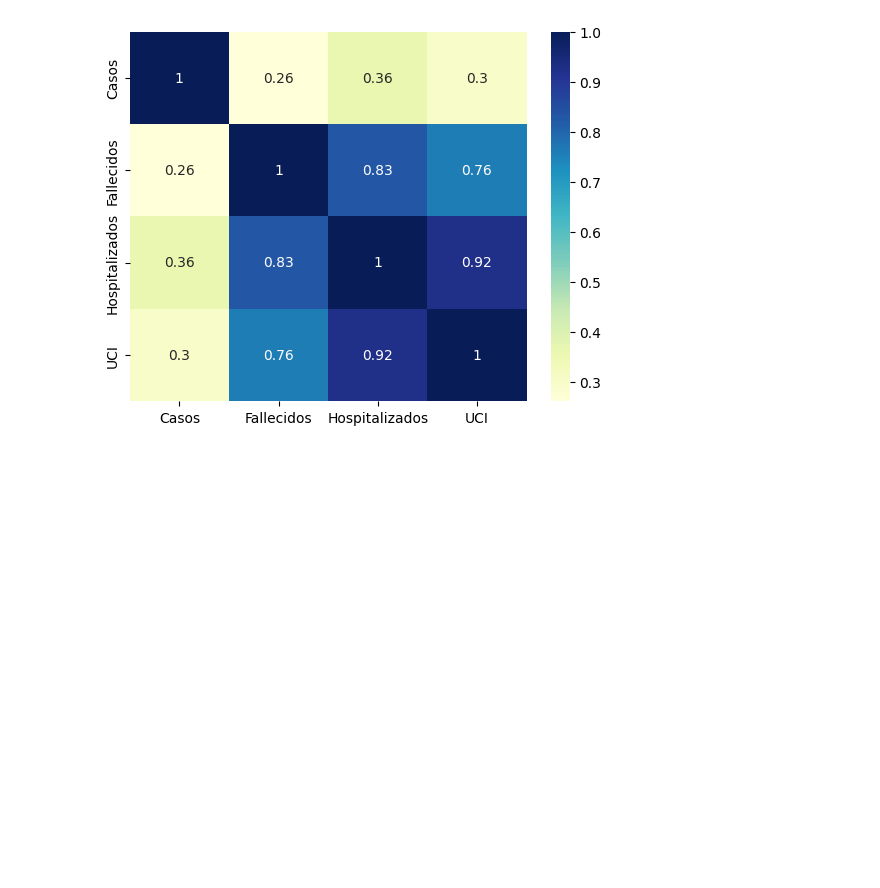
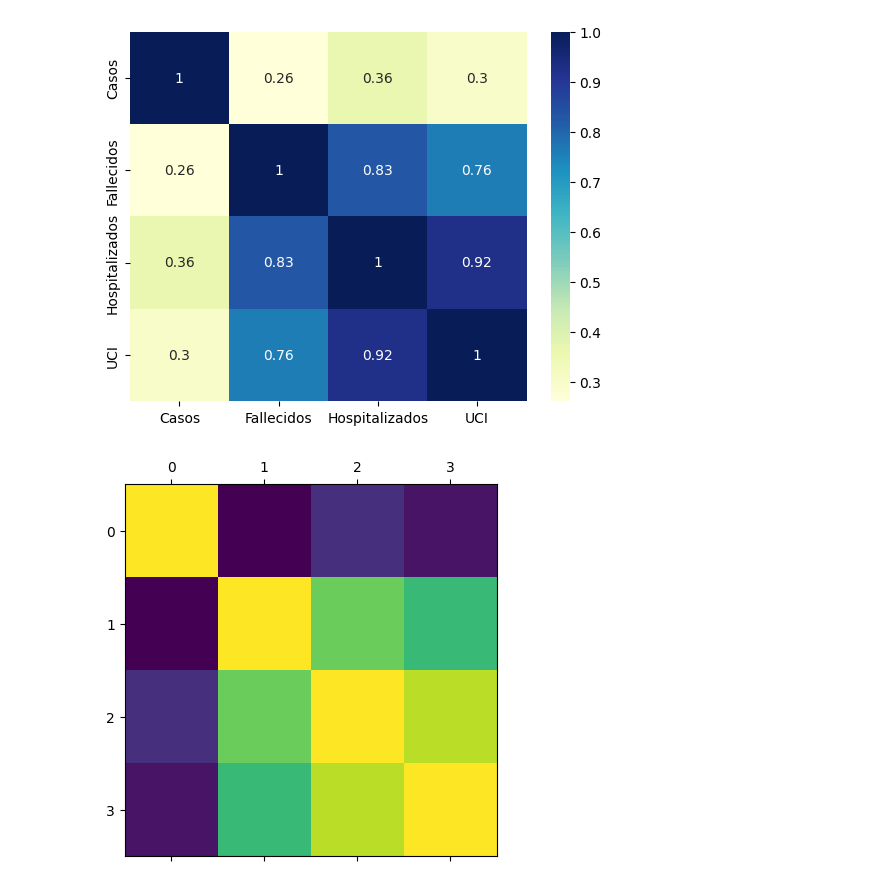
Before and after one commit to martinalegre77/data_analytics, a Jupyter notebook: PreprocesadoInformacion.ipynb, the cells around one changed output. Drawn from its saved outputs; the diff is of its cells as text; code cells hidden in the pictures; blank space fills up the shorter version.

```diff
--- a/PreprocesadoInformacion.ipynb
+++ b/PreprocesadoInformacion.ipynb
@@ -235,3 +235,8 @@ sns.heatmap(df.corr(), annot = True, cmap='YlGnBu')
 plt.show()
 # %% [output]
 [figure]
+# %%
+plt.matshow(df.corr())
+plt.show()
+# %% [output]
+[figure, added]
```
